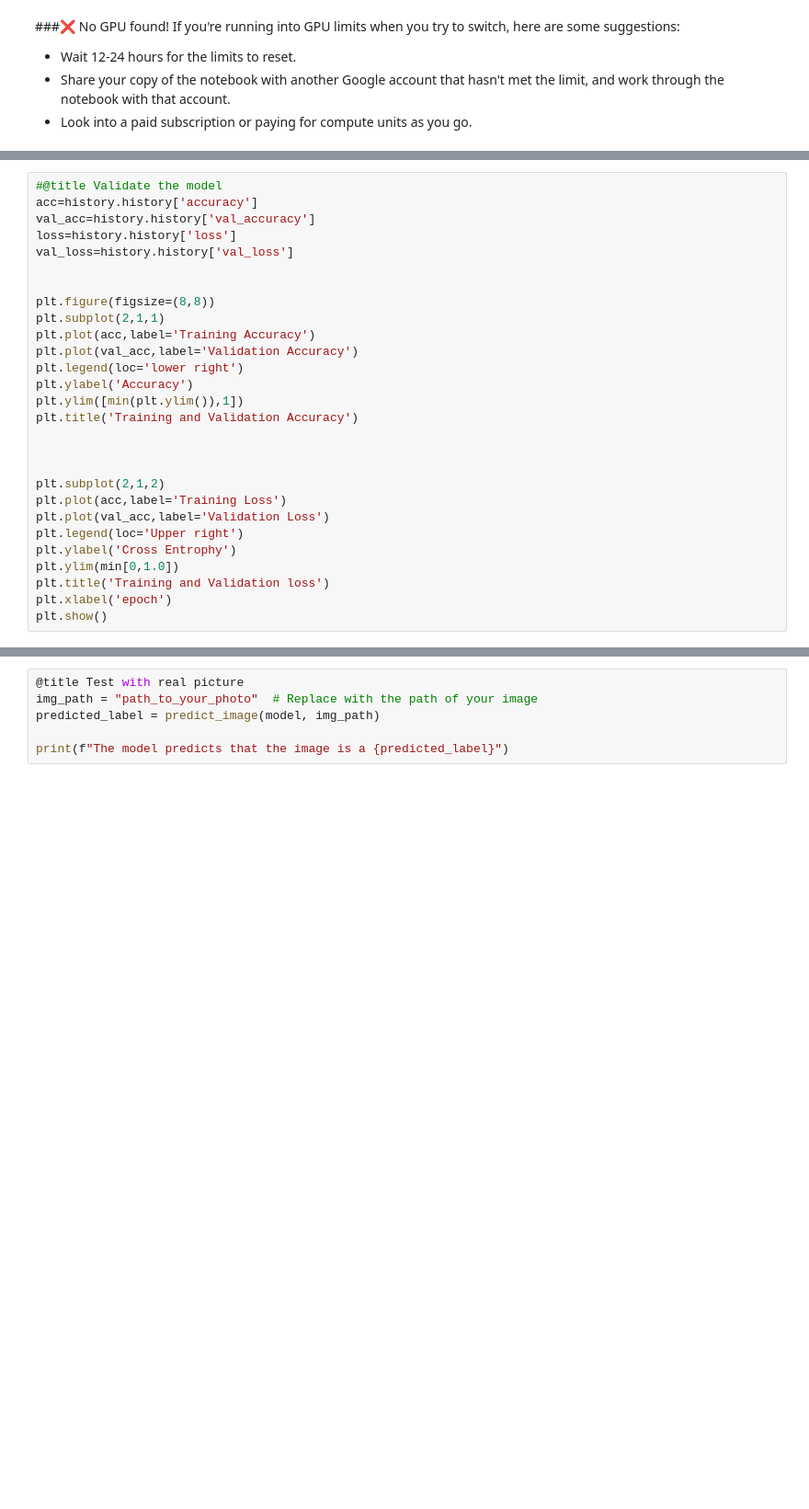
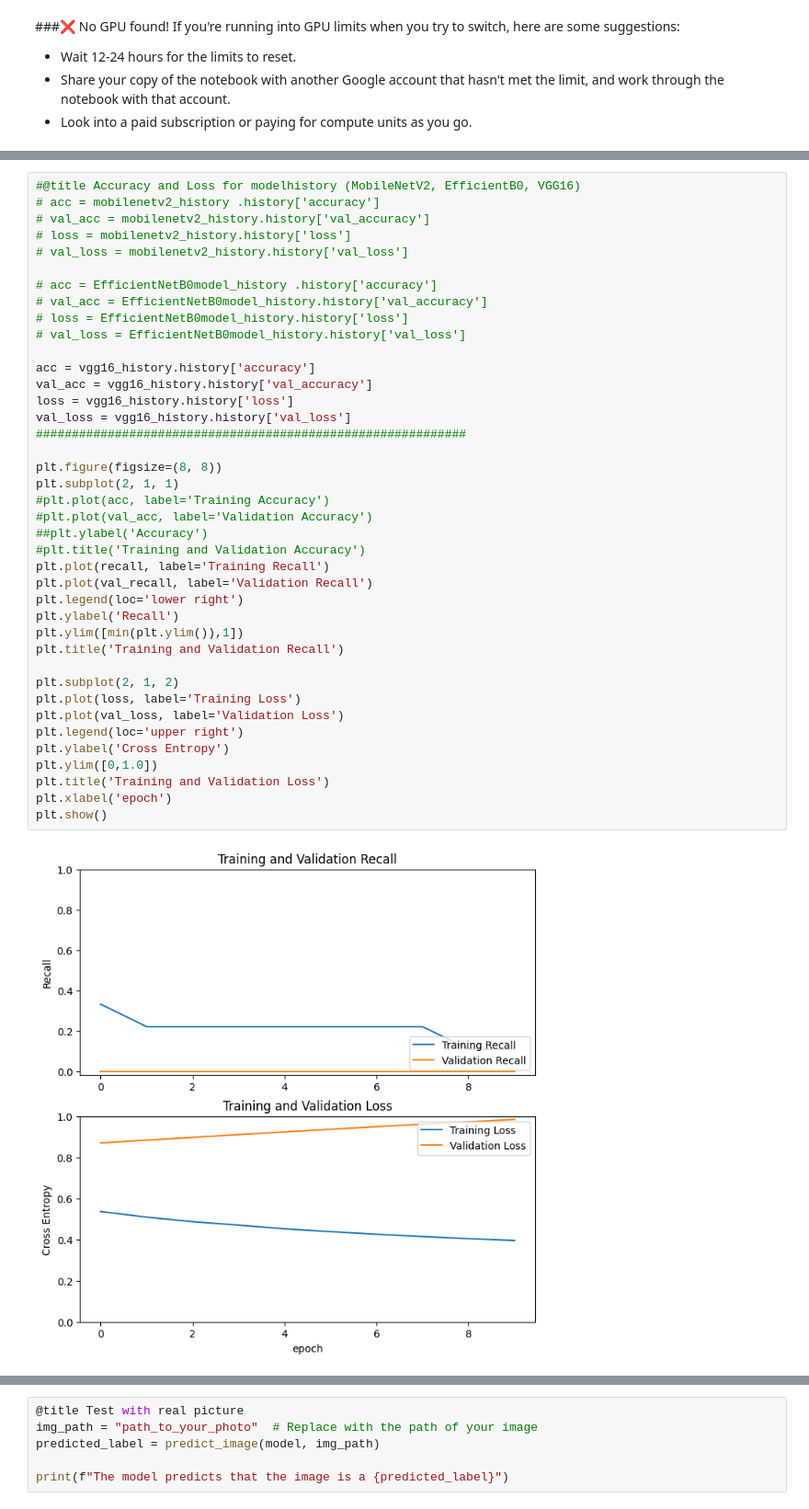
Before and after one commit to sujathasivaraman/mlai, a Jupyter notebook: cnn_chicken.ipynb, the cells around one changed output, grey strips where cells are left out. Shown at 92% size. Saved outputs shown, nothing was run; the diff lists cells and outputs as text; blank space fills up the shorter version.

```diff
--- a/cnn_chicken.ipynb
+++ b/cnn_chicken.ipynb
@@ -195,28 +760,42 @@ history=model.fit(train_dataset,epochs=10,validation_data=validation_dataset)
 # %%
-#@title Validate the model
-acc=history.history['accuracy']
-val_acc=history.history['val_accuracy']
-loss=history.history['loss']
-val_loss=history.history['val_loss']
+#@title Accuracy and Loss for modelhistory (MobileNetV2, EfficientB0, VGG16)
+# acc = mobilenetv2_history .history['accuracy']
+# val_acc = mobilenetv2_history.history['val_accuracy']
+# loss = mobilenetv2_history.history['loss']
+# val_loss = mobilenetv2_history.history['val_loss']
 
+# acc = EfficientNetB0model_history .history['accuracy']
+# val_acc = EfficientNetB0model_history.history['val_accuracy']
+# loss = EfficientNetB0model_history.history['loss']
+# val_loss = EfficientNetB0model_history.history['val_loss']
 
-plt.figure(figsize=(8,8))
-plt.subplot(2,1,1)
-plt.plot(acc,label='Training Accuracy')
-plt.plot(val_acc,label='Validation Accuracy')
+acc = vgg16_history.history['accuracy']
+val_acc = vgg16_history.history['val_accuracy']
+loss = vgg16_history.history['loss']
+val_loss = vgg16_history.history['val_loss']
+############################################################
+
+plt.figure(figsize=(8, 8))
+plt.subplot(2, 1, 1)
+#plt.plot(acc, label='Training Accuracy')
+#plt.plot(val_acc, label='Validation Accuracy')
+##plt.ylabel('Accuracy')
+#plt.title('Training and Validation Accuracy')
+plt.plot(recall, label='Training Recall')
+plt.plot(val_recall, label='Validation Recall')
 plt.legend(loc='lower right')
-plt.ylabel('Accuracy')
+plt.ylabel('Recall')
 plt.ylim([min(plt.ylim()),1])
-plt.title('Training and Validation Accuracy')
+plt.title('Training and Validation Recall')
 
-
-
-plt.subplot(2,1,2)
-plt.plot(acc,label='Training Loss')
-plt.plot(val_acc,label='Validation Loss')
-plt.legend(loc='Upper right')
-plt.ylabel('Cross Entrophy')
-plt.ylim(min[0,1.0])
-plt.title('Training and Validation loss')
+plt.subplot(2, 1, 2)
+plt.plot(loss, label='Training Loss')
+plt.plot(val_loss, label='Validation Loss')
+plt.legend(loc='upper right')
+plt.ylabel('Cross Entropy')
+plt.ylim([0,1.0])
+plt.title('Training and Validation Loss')
 plt.xlabel('epoch')
 plt.show()
+# %% [output]
+[figure, added]
```
Also changed, not shown: parts of 27 cells of this notebook.
